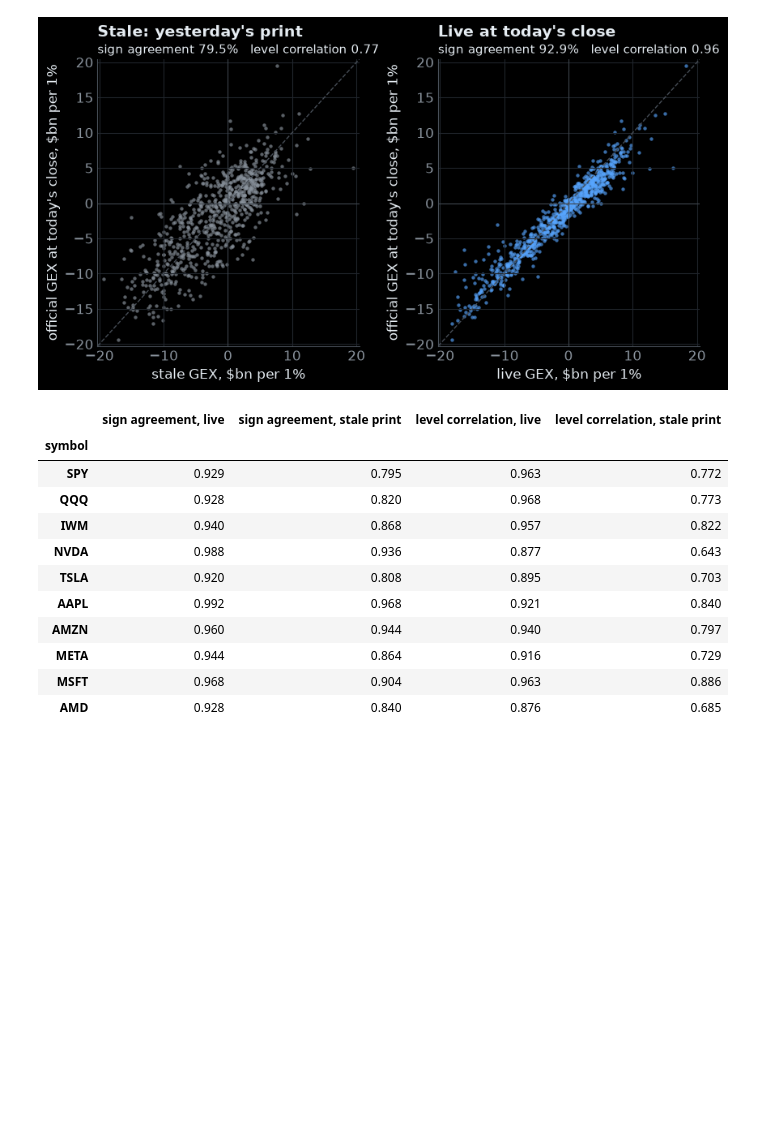
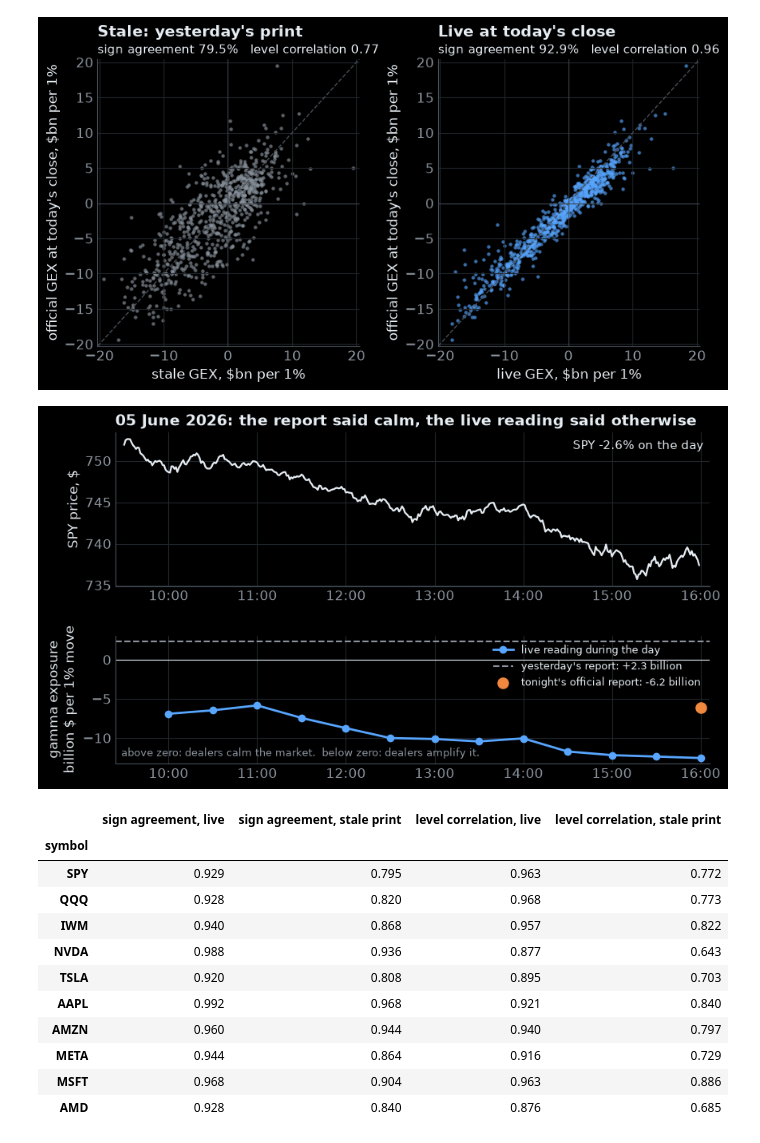
Before and after one commit to will-hill/GPU-Quant-Finance, a Jupyter notebook: 05-pytorch-options-scanning/gex_rows/row01_live_tracking.ipynb, the cells around one changed output. Drawn from its saved outputs; the diff is of its cells as text; code cells hidden in the pictures; blank space fills up the shorter version.

```diff
--- a/05-pytorch-options-scanning/gex_rows/row01_live_tracking.ipynb
+++ b/05-pytorch-options-scanning/gex_rows/row01_live_tracking.ipynb
@@ -43,6 +43,10 @@ _ = R.fig1(ctx, res, G.FIGURES / 'row01_live_tracking.png')
  "live_caught_change": 0.7662337662337663
 }
 [figure]
+# %%
+_ = R.fig_open1(ctx, res, G.FIGURES / 'row01_opener.png')   # the video opener, in dollars, percent and dates
+# %% [output]
+[figure, added]
 # %%
 R.per_name({'r1_sign_agree_live': 'sign agreement, live', 'r1_sign_agree_stale': 'sign agreement, stale print', 'r1_corr_live': 'level correlation, live', 'r1_corr_stale': 'level correlation, stale print'}).round(3)
 # %% [output]
```
Also changed, not shown: 11 other files.
